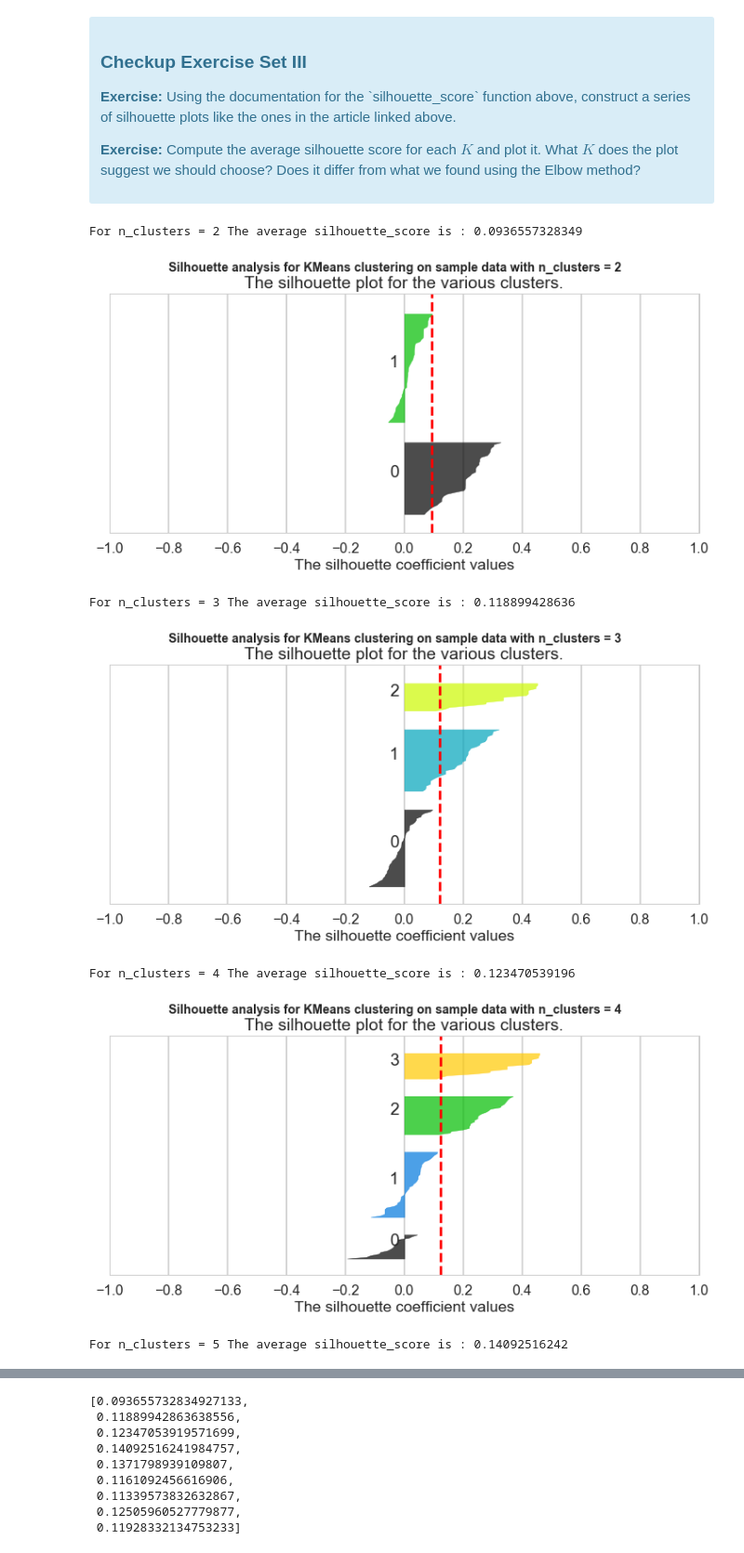
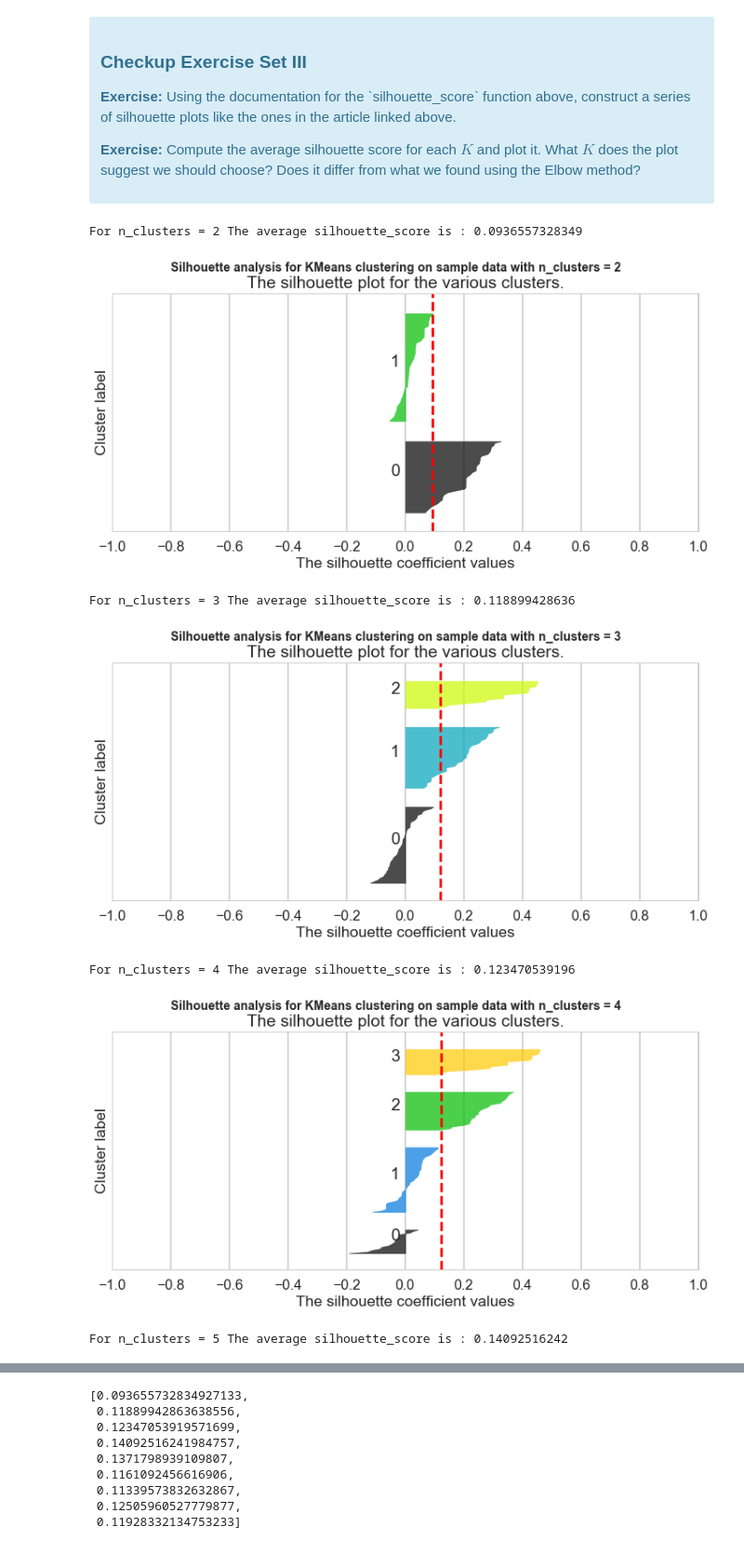
Before and after one commit to swfisher/springboard, a Jupyter notebook: Machine Learning Projects/clustering/Mini_Project_Clustering.ipynb, the cells around one changed output, grey strips where cells are left out. Shown at 93% size. Drawn from its saved outputs; the diff is of its cells as text; code cells hidden in the pictures.

Commit message:
Updating finished clustering project.

```diff
--- a/Machine Learning Projects/clustering/Mini_Project_Clustering.ipynb
+++ b/Machine Learning Projects/clustering/Mini_Project_Clustering.ipynb
@@ -282,37 +282,37 @@ for n_clusters in range_n_clusters:
         size_cluster_i = ith_cluster_silhouette_values.shape[0]
         y_upper = y_lower + size_cluster_i
 
         color = cm.spectral(float(i) / n_clusters)
         ax.fill_betweenx(np.arange(y_lower, y_upper),
                           0, ith_cluster_silhouette_values,
                           facecolor=color, edgecolor=color, alpha=0.7)
 
         # Label the silhouette plots with their cluster numbers at the middle
         ax.text(-0.05, y_lower + 0.5 * size_cluster_i, str(i))
 
         # Compute the new y_lower for next plot
         y_lower = y_upper + 10  # 10 for the 0 samples
 
     ax.set_title("The silhouette plot for the various clusters.")
     ax.set_xlabel("The silhouette coefficient values")
-    ax1.set_ylabel("Cluster label")
+    ax.set_ylabel("Cluster label")
 
     # The vertical line for average silhouette score of all the values
     ax.axvline(x=silhouette_avg, color="red", linestyle="--")
 
     ax.set_yticks([])  # Clear the yaxis labels / ticks
     ax.set_xticks([-1,-0.8,-0.6,-0.4,-0.2, 0, 0.2, 0.4, 0.6, 0.8, 1])
 
     plt.suptitle(("Silhouette analysis for KMeans clustering on sample data "
                   "with n_clusters = %d" % n_clusters),
                  fontsize=14, fontweight='bold')
 
     plt.show()
 # %% [output]
 For n_clusters = 2 The average silhouette_score is : 0.0936557328349
-[figure, old version]
+[figure, new version]
 For n_clusters = 3 The average silhouette_score is : 0.118899428636
-[figure, old version]
+[figure, new version]
 For n_clusters = 4 The average silhouette_score is : 0.123470539196
-[figure, old version]
+[figure, new version]
 For n_clusters = 5 The average silhouette_score is : 0.14092516242
```
Also changed, not shown: parts of 20 cells of this notebook.
